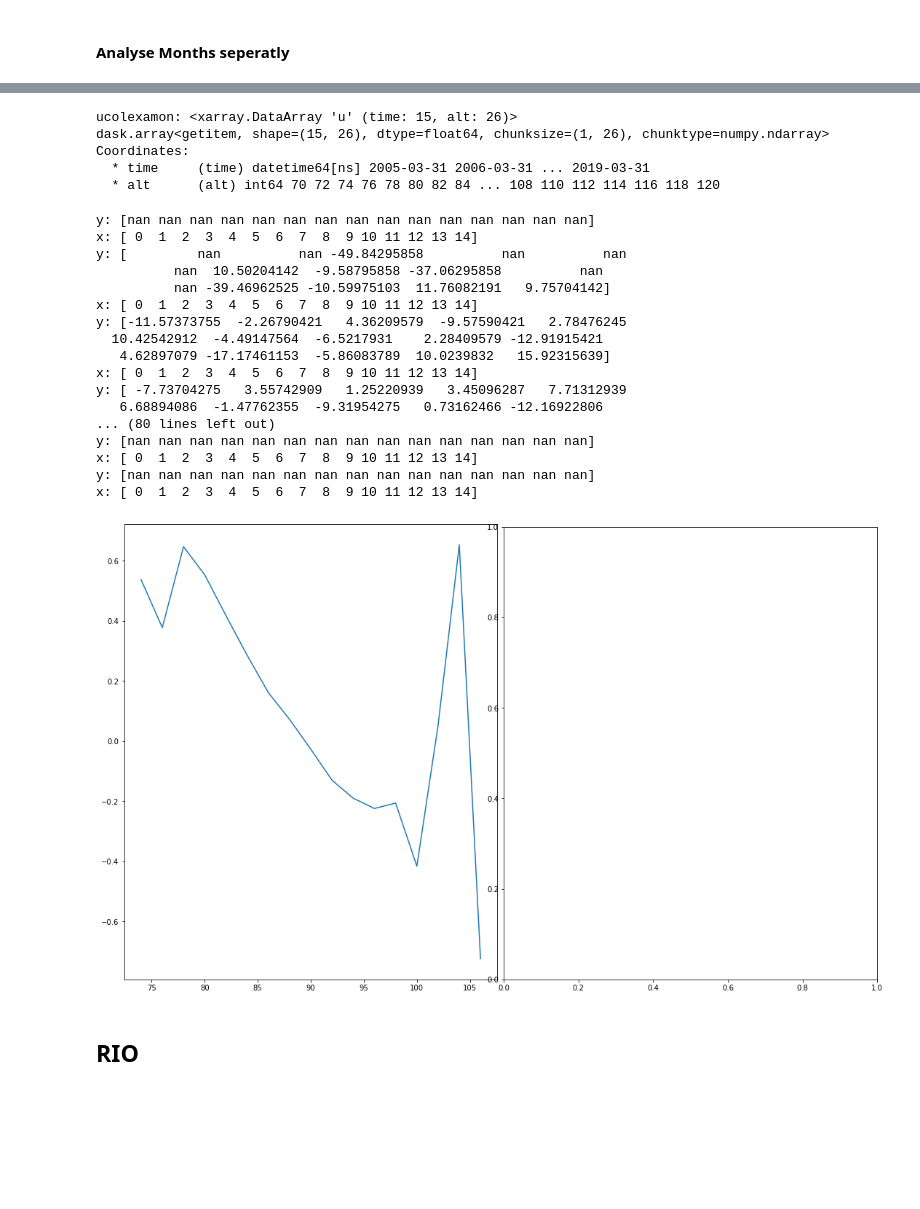
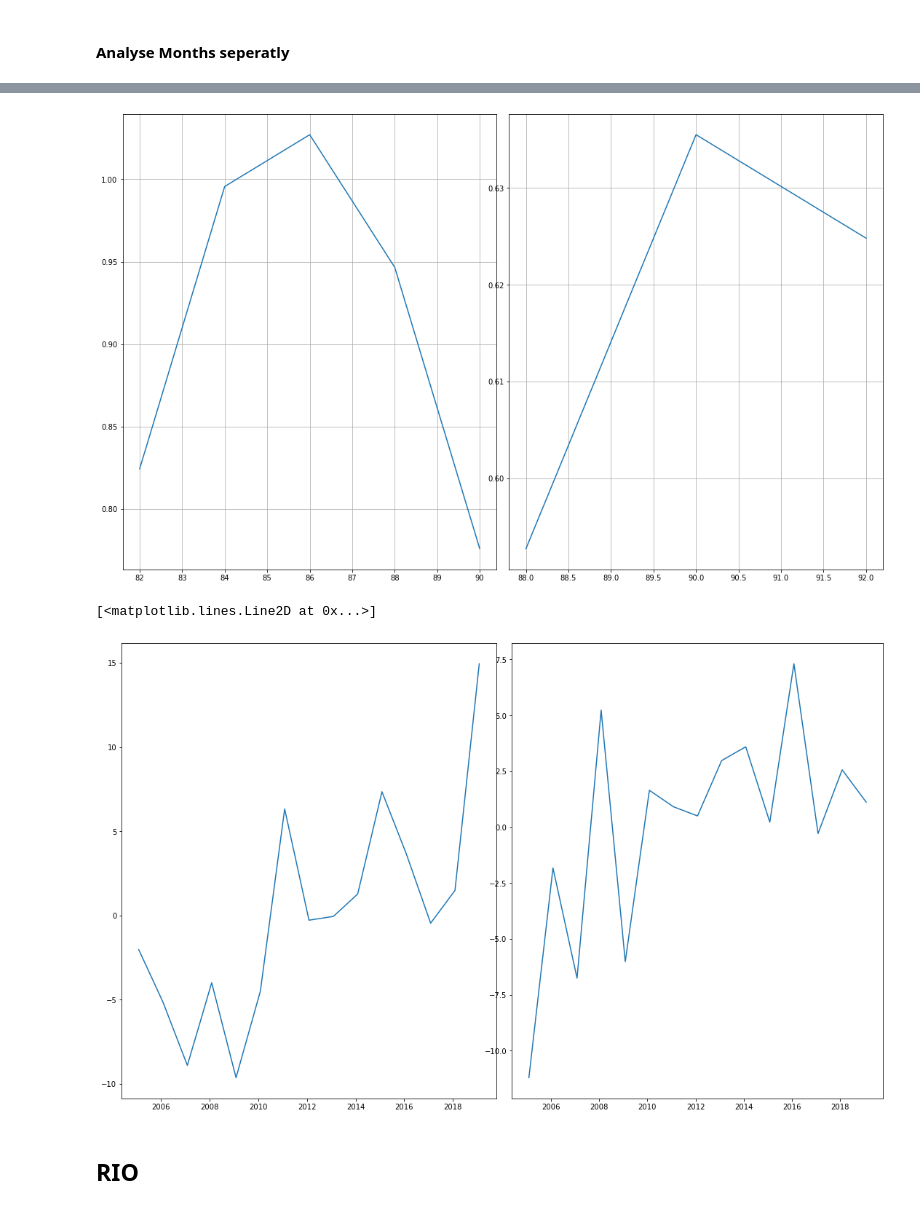
Before and after one commit to VACILT/trends_project, a Jupyter notebook: data_introduction_jason.ipynb, the cells around one changed output, grey strips where cells are left out. Saved outputs shown, nothing was run; the diff lists cells and outputs as text; code cells hidden in the pictures; blank space fills up the shorter version.

Commit message:
Monthly Analysis for all three stations work

```diff
--- a/data_introduction_jason.ipynb
+++ b/data_introduction_jason.ipynb
@@ -231,8 +224,10 @@ y: [         nan  -9.73                nan          nan          nan
 #### Analyse Months seperatly
 # %%
 #Analyse Months seperatly
-u_col_examon = u_col_monthly_ano.sel(time=is_mon(u_col_monthly_ano['time.month'],3,3))
-v_col_examon = v_col_monthly_ano.sel(time=is_mon(v_col_monthly_ano['time.month'],3,3))
+s = 1
+e = 1
+u_col_examon = u_col_monthly_ano.sel(time=is_mon(u_col_monthly_ano['time.month'],s,e))
+v_col_examon = v_col_monthly_ano.sel(time=is_mon(v_col_monthly_ano['time.month'],s,e))
 
 
 x = np.arange(u_col_examon.time.shape[0])
@@ -249,46 +234,42 @@ ax2.plot(v_col_examon.time,windsel)
 # %%
+#plot STATISTICS
+
 fig = plt.figure(constrained_layout=True,figsize = [15,9])
 
 
 ax1 = fig.add_subplot(121)
 x = np.arange(np.squeeze(u_col_examon.time.shape))
-print('ucolexamon: '+str(u_col_examon))
+#print('ucolexamon: '+str(u_col_examon))
 statistics = time_reg(u_col_examon)
 statistics['parameter'] = ['slope', 'intercept', 'r_value','p_value', 'std_err']
-ax1.plot(u_col_examon.alt,statistics.sel(parameter='slope').where(statistics.sel(parameter='p_value')<= 0.99))
-
+ax1.plot(u_col_examon.alt,statistics.sel(parameter='slope').where(statistics.sel(parameter='p_value')<= 0.05))
+ax1.grid()
 
 
 
 ax2 = fig.add_subplot(122)
-#x = np.arange(np.squeeze(v_col_examon.time.shape))
-#statistics = time_reg(v_col_examon)
-#statistics['parameter'] = ['slope', 'intercept', 'r_value','p_value', 'std_err']
-#ax2.plot(v_col_examon.alt,statistics.sel(parameter='slope').where(statistics.sel(parameter='p_value')<= 0.99))
+x = np.arange(np.squeeze(v_col_examon.time.shape))
+statistics = time_reg(v_col_examon)
+statistics['parameter'] = ['slope', 'intercept', 'r_value','p_value', 'std_err']
+ax2.plot(v_col_examon.alt,statistics.sel(parameter='slope').where(statistics.sel(parameter='p_value')<= 0.05))
+ax2.grid()
 # %% [output]
-ucolexamon: <xarray.DataArray 'u' (time: 15, alt: 26)>
-dask.array<getitem, shape=(15, 26), dtype=float64, chunksize=(1, 26), chunktype=numpy.ndarray>
-Coordinates:
-  * time     (time) datetime64[ns] 2005-03-31 2006-03-31 ... 2019-03-31
-  * alt      (alt) int64 70 72 74 76 78 80 82 84 ... 108 110 112 114 116 118 120
-y: [nan nan nan nan nan nan nan nan nan nan nan nan nan nan nan]
-x: [ 0  1  2  3  4  5  6  7  8  9 10 11 12 13 14]
-y: [         nan          nan -49.84295858          nan          nan
-          nan  10.50204142  -9.58795858 -37.06295858          nan
-          nan -39.46962525 -10.59975103  11.76082191   9.75704142]
-x: [ 0  1  2  3  4  5  6  7  8  9 10 11 12 13 14]
-y: [-11.57373755  -2.26790421   4.36209579  -9.57590421   2.78476245
-  10.42542912  -4.49147564  -6.5217931    2.28409579 -12.91915421
-   4.62897079 -17.17461153  -5.86083789  10.0239832   15.92315639]
-x: [ 0  1  2  3  4  5  6  7  8  9 10 11 12 13 14]
-y: [ -7.73704275   3.55742909   1.25220939   3.45096287   7.71312939
-   6.68894086  -1.47762355  -9.31954275   0.73162466 -12.16922806
-... (80 lines left out)
-y: [nan nan nan nan nan nan nan nan nan nan nan nan nan nan nan]
-x: [ 0  1  2  3  4  5  6  7  8  9 10 11 12 13 14]
-y: [nan nan nan nan nan nan nan nan nan nan nan nan nan nan nan]
-x: [ 0  1  2  3  4  5  6  7  8  9 10 11 12 13 14]
-[figure, old version]
+[figure, new version]
+# %%
+#plot actual DATA
+
+fig = plt.figure(constrained_layout=True,figsize = [15,9])
+
+windsel=u_col_examon.sel(alt = [86], method = 'nearest')
+ax1 = fig.add_subplot(121)
+ax1.plot(u_col_examon.time,windsel)
+test=np.arange(15)
+windsel=v_col_examon.sel(alt = [90], method = 'nearest')
+ax2 = fig.add_subplot(122)
+ax2.plot(v_col_examon.time,windsel)
+# %% [output]
+[<matplotlib.lines.Line2D at 0x...>]
+[figure, added]
 # %% [markdown]
 ## RIO
 # %%
```
Also changed, not shown: parts of 20 cells of this notebook.
